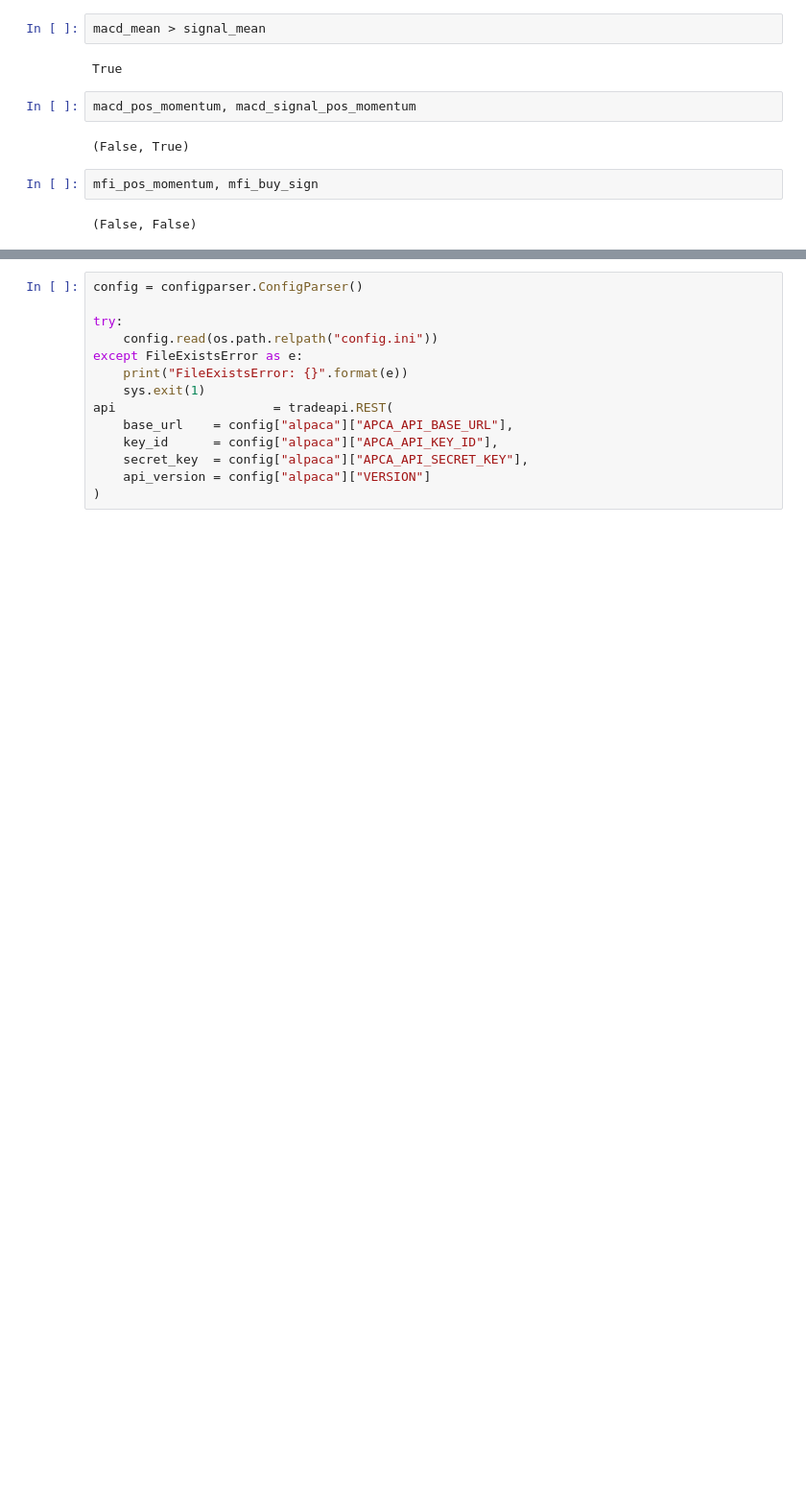
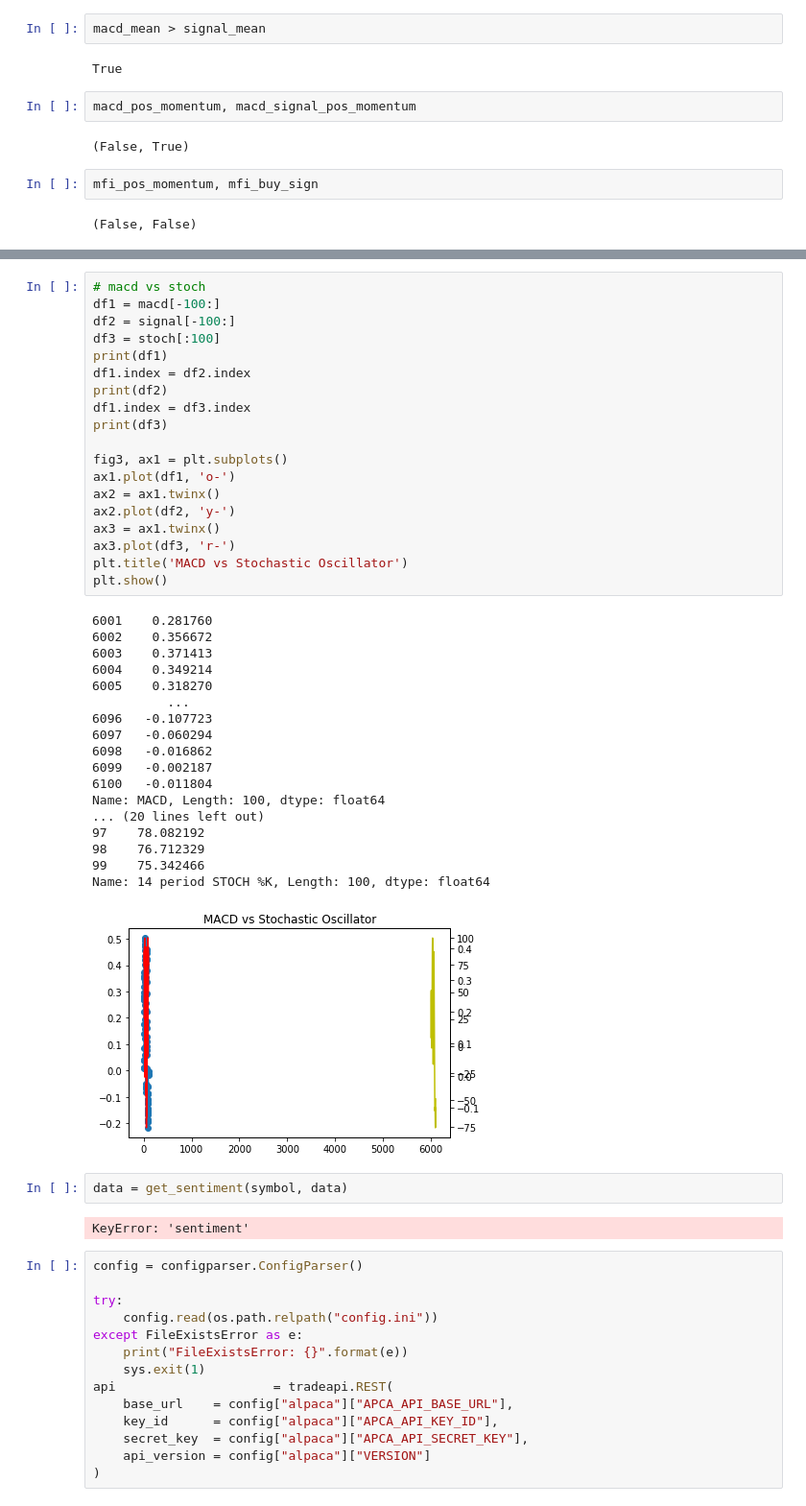
Before and after one commit to bbeale/u-nectix, a Jupyter notebook: gstt.ipynb, the cells around one changed output, grey strips where cells are left out. Shown at 96% size. Saved outputs shown, nothing was run; the diff lists cells and outputs as text; blank space fills up the shorter version.

```diff
--- a/gstt.ipynb
+++ b/gstt.ipynb
@@ -111,3 +155,45 @@ Name: MACD, Length: 100, dtype: float64
+# %%
+# macd vs stoch
+df1 = macd[-100:]
+df2 = signal[-100:]
+df3 = stoch[:100]
+print(df1)
+df1.index = df2.index
+print(df2)
+df1.index = df3.index
+print(df3)
+
+fig3, ax1 = plt.subplots()
+ax1.plot(df1, 'o-')
+ax2 = ax1.twinx()
+ax2.plot(df2, 'y-')
+ax3 = ax1.twinx()
+ax3.plot(df3, 'r-')
+plt.title('MACD vs Stochastic Oscillator')
+plt.show()
+# %% [output]
+6001    0.281760
+6002    0.356672
+6003    0.371413
+6004    0.349214
+6005    0.318270
+          ...
+6096   -0.107723
+6097   -0.060294
+6098   -0.016862
+6099   -0.002187
+6100   -0.011804
+Name: MACD, Length: 100, dtype: float64
+... (20 lines left out)
+97    78.082192
+98    76.712329
+99    75.342466
+Name: 14 period STOCH %K, Length: 100, dtype: float64
+[figure, added]
+# %%
+data = get_sentiment(symbol, data)
+# %% [output]
+KeyError: 'sentiment'
 # %%
 config = configparser.ConfigParser()
 
```
Also changed, not shown: parts of 6 cells of this notebook, 1 other file.
